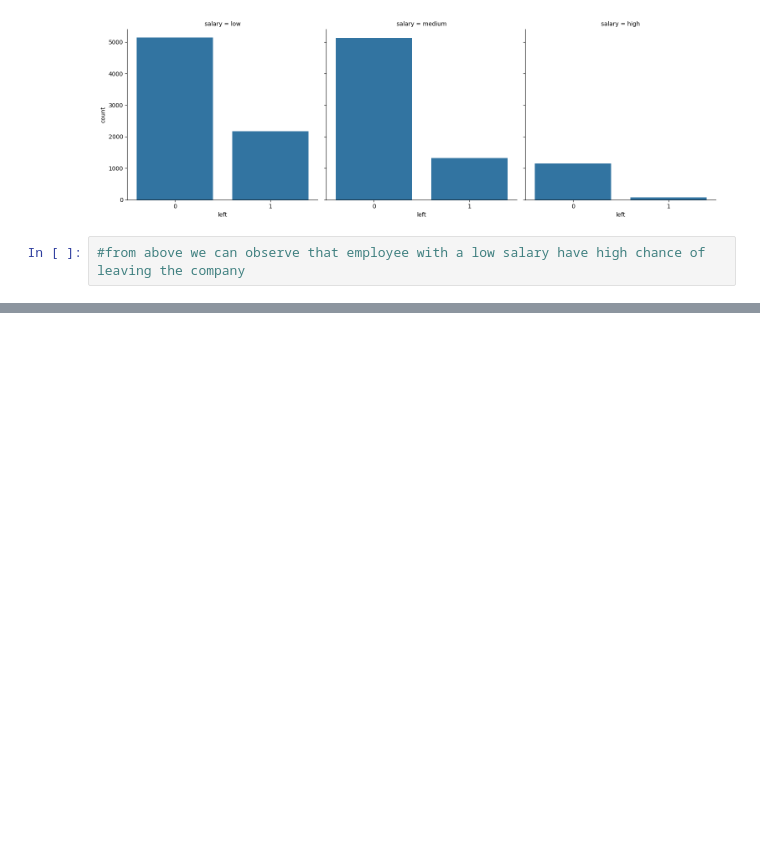
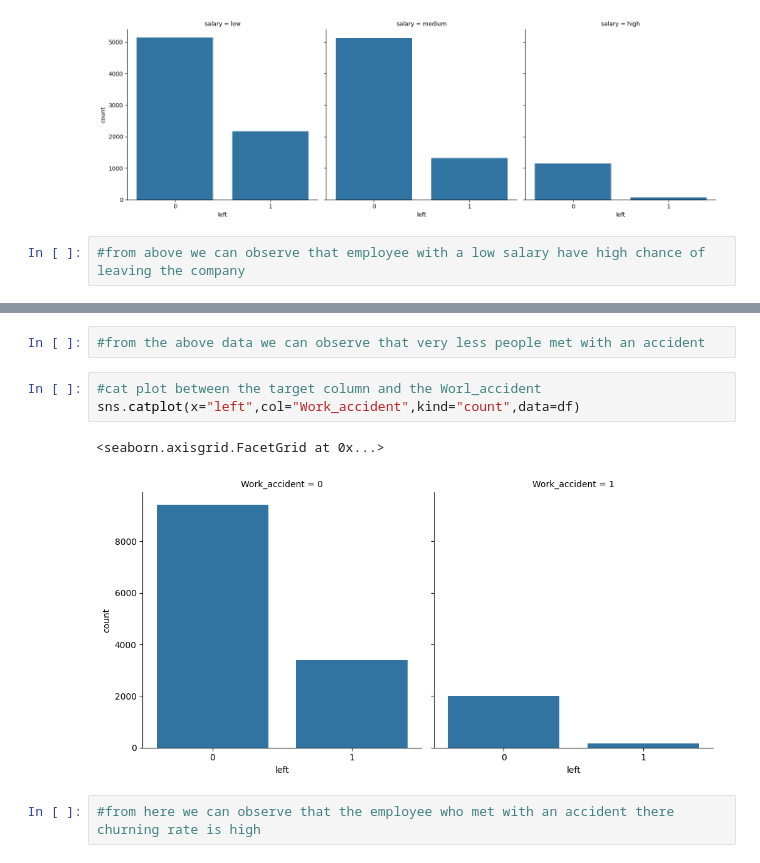
Before and after one commit to omkarpattnaik8080/EmployeeRetentionPrediction, a Jupyter notebook: EmployeeRetentionsystem.ipynb, the cells around one changed output, grey strips where cells are left out. Saved outputs shown, nothing was run; the diff lists cells and outputs as text; blank space fills up the shorter version.

```diff
--- a/EmployeeRetentionsystem.ipynb
+++ b/EmployeeRetentionsystem.ipynb
@@ -88,0 +107,10 @@ sns.catplot(x="left",col="salary",kind="count",data=df)
+# %%
+#from the above data we can observe that very less people met with an accident
+# %%
+#cat plot between the target column and the Worl_accident
+sns.catplot(x="left",col="Work_accident",kind="count",data=df)
+# %% [output]
+<seaborn.axisgrid.FacetGrid at 0x...>
+[figure, added]
+# %%
+#from here we can observe that the employee who met with an accident there churning rate is high
```
Also changed, not shown: parts of 11 cells of this notebook.
